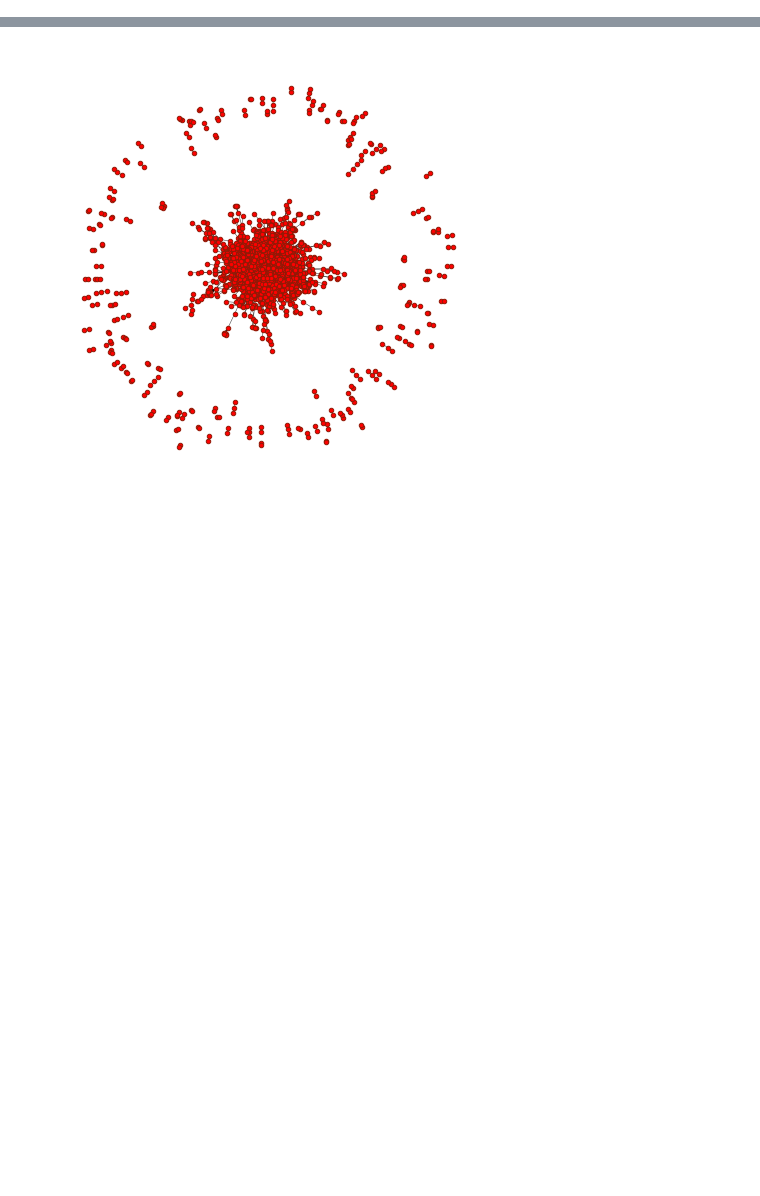
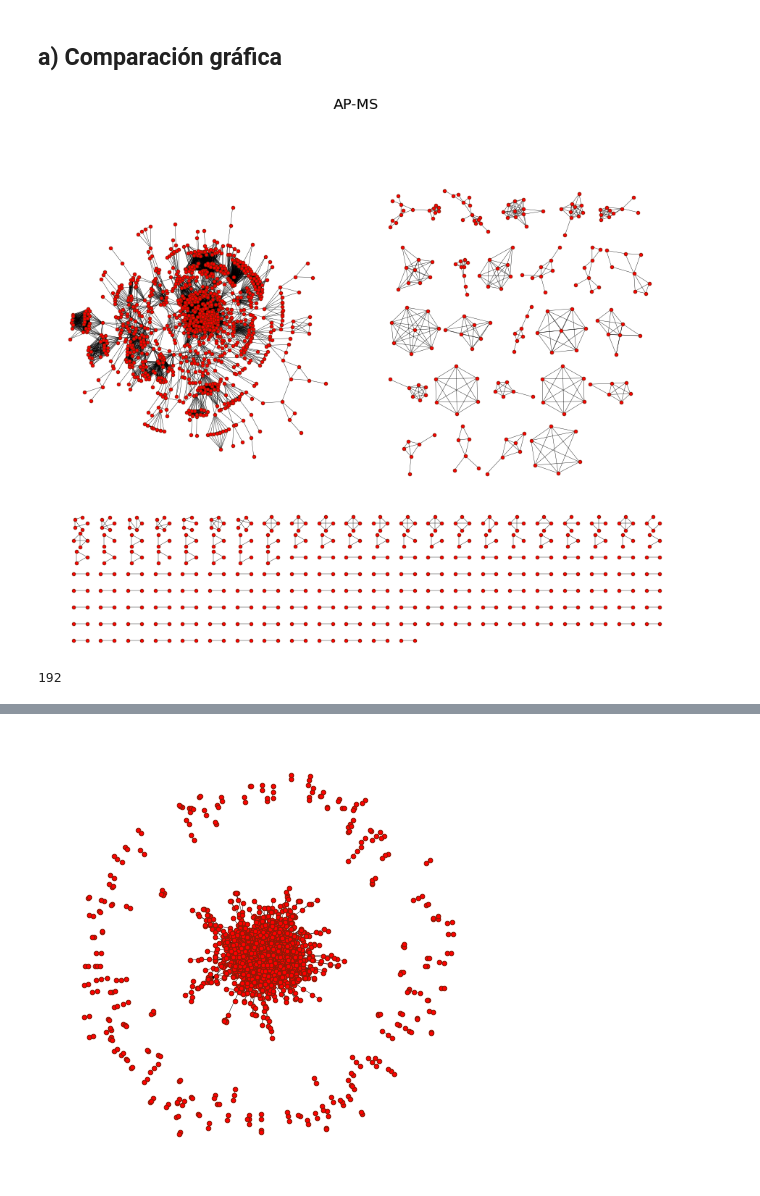
Before and after one commit to facundojgarcia02/CoNet, a Jupyter notebook: TP1/Proteins.ipynb, the cells around one changed output, grey strips where cells are left out. Saved outputs shown, nothing was run; the diff lists cells and outputs as text; code cells hidden in the pictures; blank space fills up the shorter version.

```diff
--- a/TP1/Proteins.ipynb
+++ b/TP1/Proteins.ipynb
@@ -55,0 +19,72 @@ df_y2h
+# %% [markdown]
+## a) Comparación gráfica
+# %%
+components_apms = [graphs[0].subgraph(c).copy() for c in sorted(nx.connected_components(graphs[0]), key = len, reverse = True)]
+layout_giant_apms = nx.layout.kamada_kawai_layout(components_apms[0])
+component_small_apms = nx.compose_all(components_apms[1:])
+# %%
+#fig, ax = plt.subplots(1, 3, figsize = (16, 8), tight_layout = True)
+from matplotlib.gridspec import GridSpec
+
+fig = plt.figure(figsize=(16, 16))
+gs = GridSpec(4, 4)
+ax1 = fig.add_subplot(gs[0:2, 0:2])
+ax2 = fig.add_subplot(gs[0:2, 2:])
+ax3 = fig.add_subplot(gs[2, :])
+
+nx.draw(
+        components_apms[0],
+        pos = layout_giant_apms,
+        ax = ax1,
+        **CUSTOM_FORMAT,
+        )
+
+scale = np.array([0.8, 0.8])
+row = 9
+new_off = np.array([1, row])
+x_sep = 1
+for i, c in enumerate(components_apms[1:], start = 1):
+    if len(c) > 5:
+        l = nx.spring_layout(c, seed = 42)
+        off = new_off
+        moved_l = {k: v*scale+off for k, v in l.items()}
+        nx.draw(c, pos = moved_l, ax=ax2, **CUSTOM_FORMAT)
+        col = np.max([v[0] for v in moved_l.values()])
+        if col + 2*x_sep> 10:
+            row -= 2
+            new_off = np.array([1, row])
+        else:
+            new_off = np.array([col + x_sep, row])
+
+scale = np.array([0.1, 0.8])
+row = 9
+new_off = np.array([1, row])
+x_sep = 0.3
+for i, c in enumerate(components_apms[1:], start = 1):
+    if len(c) <= 5:
+        l = nx.circular_layout(c)
+        off = new_off
+        moved_l = {k: v*scale+off for k, v in l.items()}
+        nx.draw(c, pos = moved_l, ax=ax3, **CUSTOM_FORMAT)
+        col = np.max([v[0] for v in moved_l.values()])
+        if col + 2*x_sep> 10:
+            row -= 2
+            new_off = np.array([1, row])
+        else:
+            new_off = np.array([col + x_sep, row])
+
+
+#new_off = np.array([np.max([v[0] for v in moved_l.values()]) + 1, row])
+#l = nx.spring_layout(components_apms[2], seed = 42)
+#scale = np.array([1, 1])
+#off = new_off
+#moved_l = {k: v*scale+off for k, v in l.items()}
+#nx.draw(components_apms[2], pos = moved_l, ax=ax[1], **CUSTOM_FORMAT)
+
+ax2.set_xlim(-0.1, 10)
+ax2.set_ylim(-0.1, 10)
+
+fig.suptitle("AP-MS", fontsize = 20)
+plt.show()
+# %% [output]
+[figure, added]
@@ -55,0 +103,7 @@ df_y2h
+# %%
+len([len(c) for c in components_apms[1:]])
+
+
+#nx.draw(component_small_apms, pos = nx.spring_layout(component_small_apms ), **CUSTOM_FORMAT)
+# %% [output]
+192
```
Also changed, not shown: parts of 13 cells of this notebook, 1 other file.
